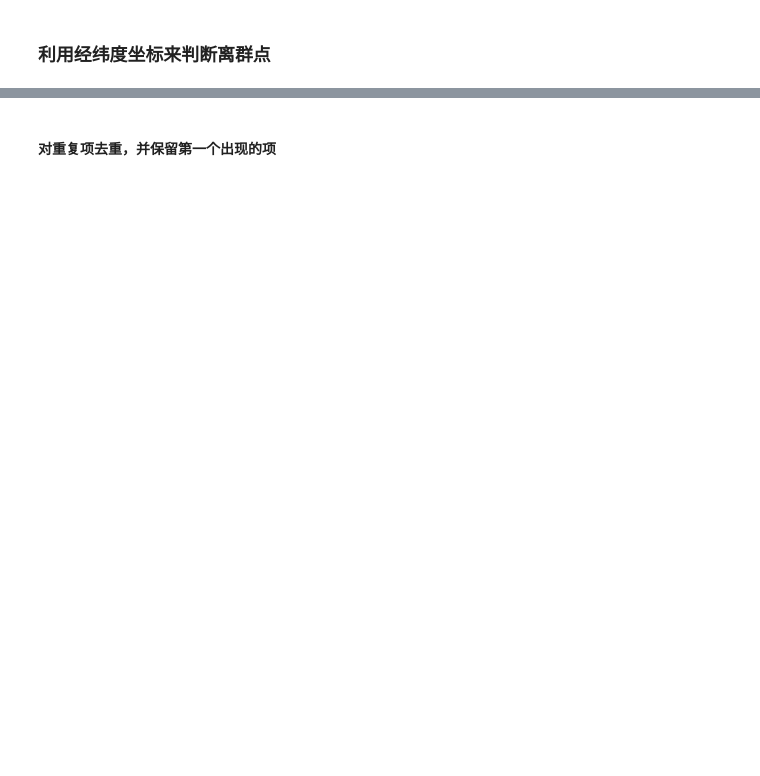
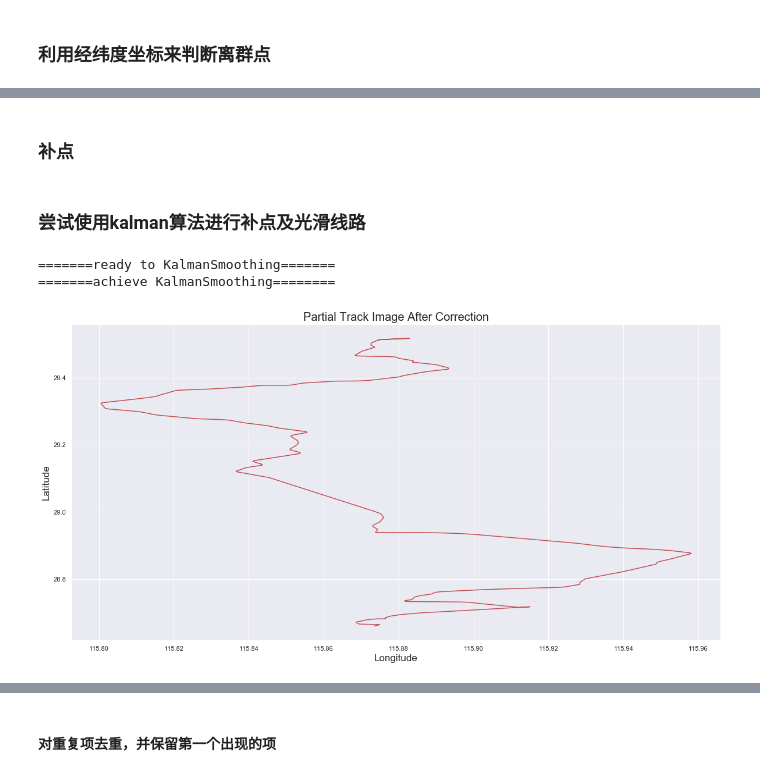
Before and after one commit to flowerlake/Tipdm_2019_C, a Jupyter notebook: data_processing/data pre-processing.ipynb, the cells around one changed output, grey strips where cells are left out. Cells and saved outputs as stored; diff of their text form; code cells hidden in the pictures; blank space fills up the shorter version.

Commit message:
Complete the data pre-processing section

```diff
--- a/data_processing/data pre-processing.ipynb
+++ b/data_processing/data pre-processing.ipynb
@@ -69,7 +95,2 @@ plt.show()
-# %%
-ddede = []
-for i in direction_angle_diff:
-    if i[0] != 0 and i[1]!=0:
-        ddede.append(i)
 # %%
 # Set the global default size of matplotlib figures
@@ -149,8 +185,0 @@ vehicle['distance'] = distance
-# %%
-# 每秒最大的距离
-max_distance_mil = max(list(set(vehicle["gps_speed"])))/3.6
-
-
-error_index =[(i[0],i[1]) for i in distance if i[1]>max_distance_mil]
-
-# vehicle = vehicle.drop(index=error_index)
@@ -226,0 +226,2 @@ len(pd.read_csv("data/process_file/AA00004_0.csv"))
+# %% [markdown]
+### 补点
@@ -226,0 +246,2 @@ len(pd.read_csv("data/process_file/AA00004_0.csv"))
+# %% [markdown]
+### 尝试使用kalman算法进行补点及光滑线路
@@ -226,0 +269,37 @@ len(pd.read_csv("data/process_file/AA00004_0.csv"))
+# %%
+from scipy import interpolate
+from pykalman import KalmanFilter
+
+filepath = 'data/process_file/AA00004_3.csv'
+
+all_point_distance = calculate_distance(filepath)
+
+remove_vehicle,filename = remove_drift_point(filepath,all_point_distance)
+
+complete_vehicle,error_index,lng_lat = add_point(remove_vehicle)
+
+print("=======ready to KalmanSmoothing=======")
+power_point = kalman_em_smoothing(lng_lat,error_index)
+print("=======achieve KalmanSmoothing========")
+
+# 写入到文件中
+complete_vehicle[['lng','lat']] = power_point
+complete_vehicle.to_csv("data/correct_point/" + filename + ".csv")
+# %% [output]
+=======ready to KalmanSmoothing=======
+=======achieve KalmanSmoothing========
+# %%
+plt.rc('figure', figsize=(20, 10))
+seaborn.set()
+
+# plt.scatter(lng_lat[:,0],lng_lat[:,1],c='b')
+plt.plot(power_point[:,0],power_point[:,1],c='r')
+
+plt.title("Partial Track Image After Correction", fontsize=20)
+plt.xlabel("Longitude",fontsize=17)
+plt.ylabel("Latitude",fontsize=17)
+plt.savefig("image/distance_image_after/" + filepath.split("/")[-1].split(".")[0] + ".jpg")
+plt.show()
+plt.close()
+# %% [output]
+[figure, added]
```
Also changed, not shown: parts of 36 cells of this notebook, 10 other files.
